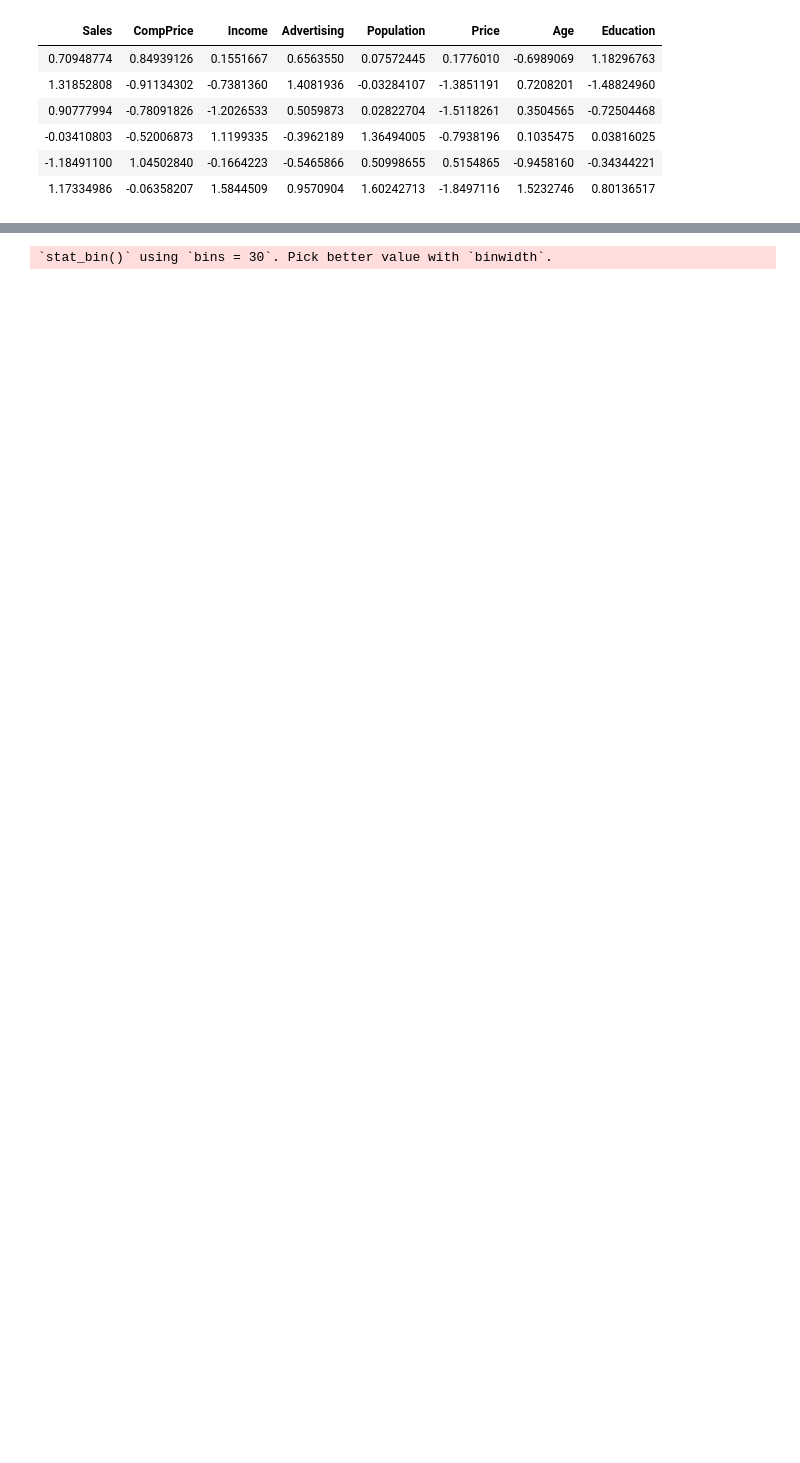
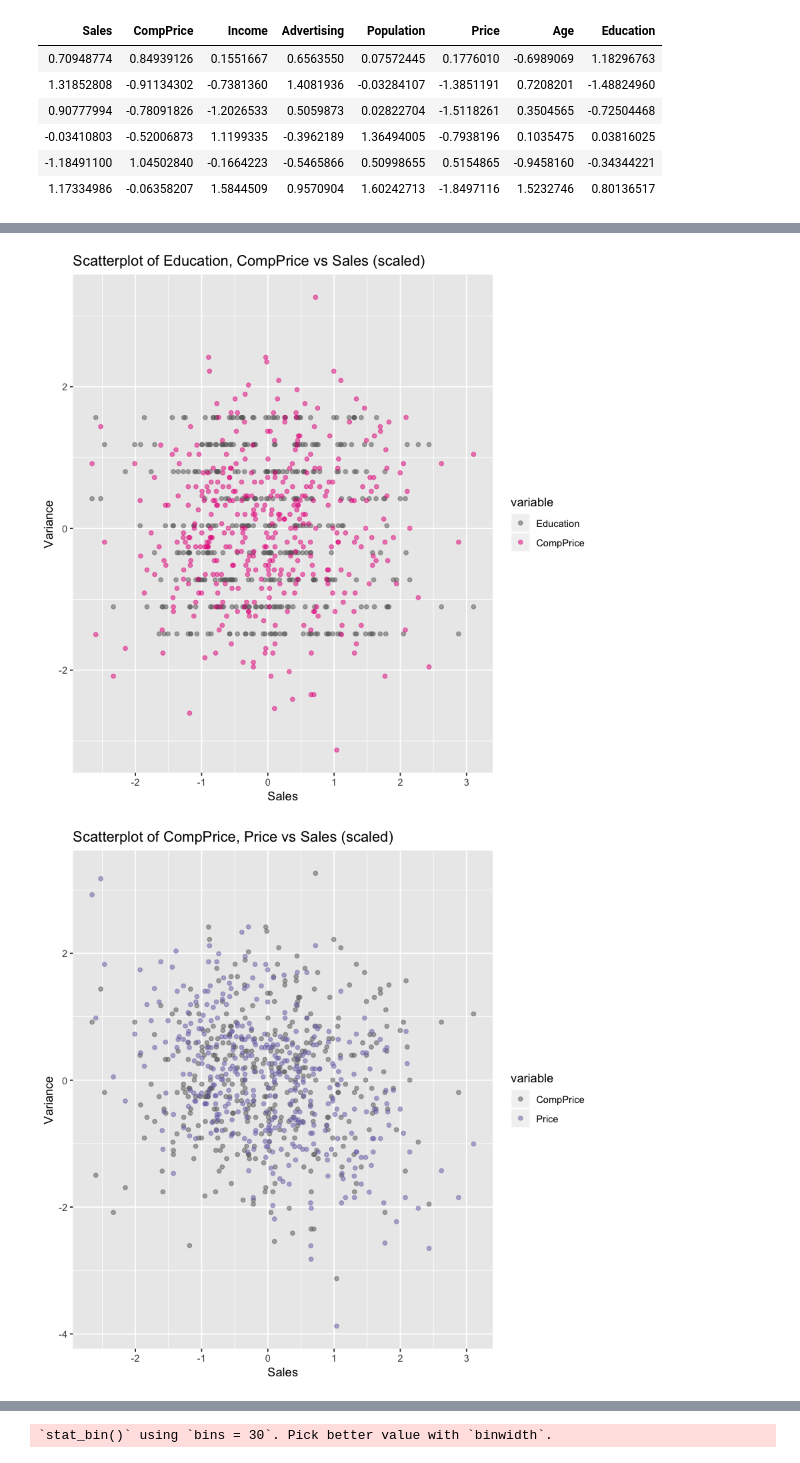
Before and after one commit to CooperStansbury/EDA_r_ece579, a Jupyter notebook: assignment1_cooperstansbury/assignment1_r.ipynb, the cells around one changed output, grey strips where cells are left out. Saved outputs shown, nothing was run; the diff lists cells and outputs as text; code cells hidden in the pictures; blank space fills up the shorter version.

```diff
--- a/assignment1_cooperstansbury/assignment1_r.ipynb
+++ b/assignment1_cooperstansbury/assignment1_r.ipynb
@@ -164,0 +213,33 @@ for(i in names(scaled.nums[1])){
+# %%
+colr = brewer.pal(8, "Dark2")
+
+# new datastructure without sales
+scaled.nums.no.sales <- scaled.nums[, !names(scaled.nums) %in% c("Sales")]
+
+n.samples = 2
+
+for (i in 1:ncol(scaled.nums)){
+    # get random colors
+    colors = sample(colr, n.samples)
+
+    # get some random columns
+    rand.sample <- sample(scaled.nums.no.sales, n.samples)
+    rand.sample <- cbind(Sales = scaled.nums$Sales, rand.sample)
+
+    dynamic.title <- paste( unlist(names(rand.sample[,-1])), collapse=', ')
+    dynamic.title <- paste('Scatterplot of',
+                           dynamic.title,
+                           'vs Sales (scaled)',
+                           collapse=' ')
+
+    dm  <- melt(rand.sample,id.var=1)
+
+    print(ggplot(data=dm,aes(Sales,value,colour=variable))+
+    geom_point(alpha=0.5)+
+    scale_colour_manual(values=c(colors))+
+    labs(x="Sales",y="Variance") +
+    ggtitle(dynamic.title))
+    }
+# %% [output]
+[figure, added]
+[figure, added]
```
Also changed, not shown: parts of 22 cells of this notebook.
